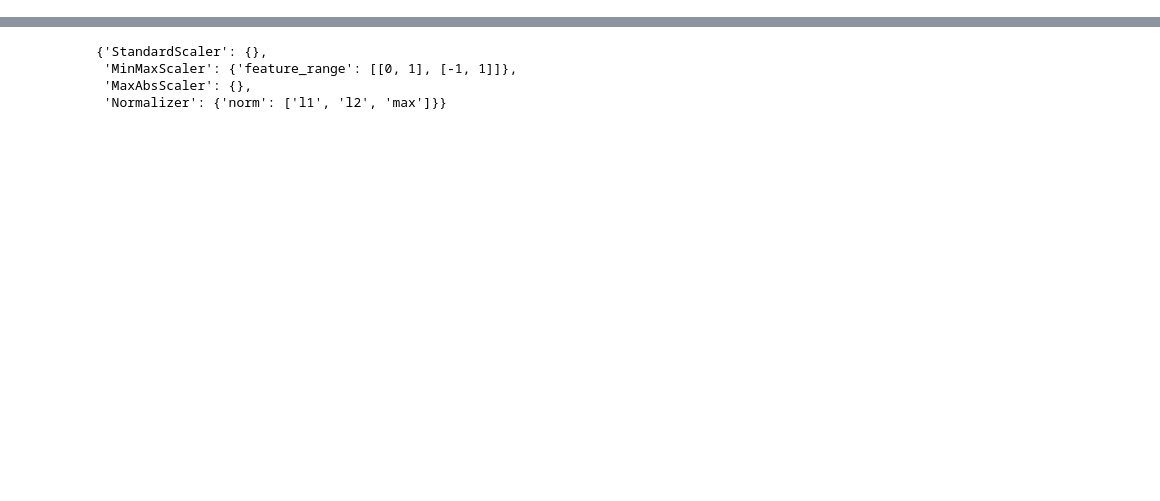
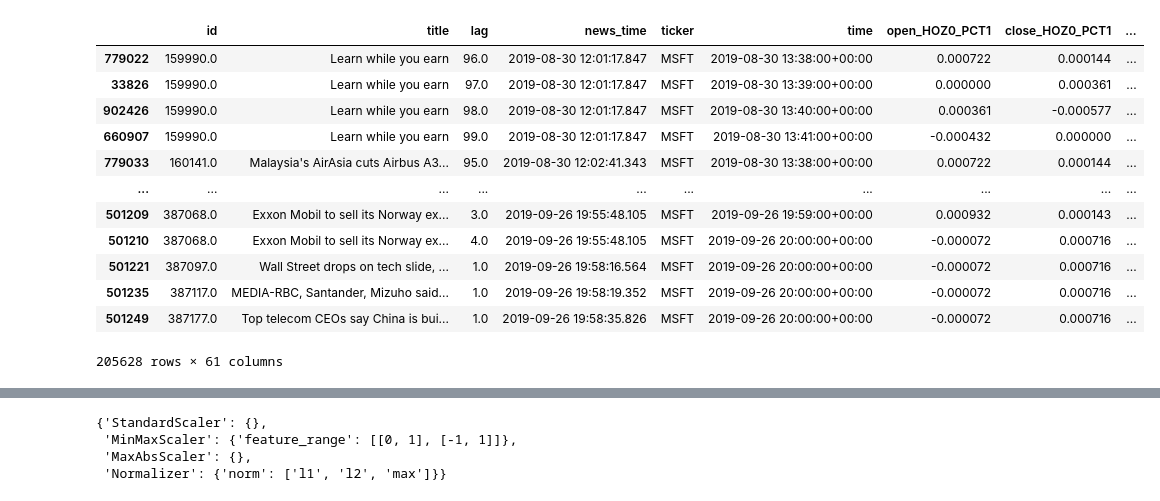
Before and after one commit to edazizovv/financial_news_re, a Jupyter notebook: flat_model.ipynb, the cells around one changed output, grey strips where cells are left out. Cells and saved outputs as stored; diff of their text form; code cells hidden in the pictures; blank space fills up the shorter version.

```diff
--- a/flat_model.ipynb
+++ b/flat_model.ipynb
@@ -61,3 +76,20 @@ data = a.copy()
+# %%
+data = data.dropna()
+data
+# %% [output]
+|  | id | title | lag | news_time | ticker | time | open_HOZ0_PCT1 | close_HOZ0_PCT1 | ... |
+| 779022 | 159990.0 | Learn while you earn | 96.0 | 2019-08-30 12:01:17.847 | MSFT | 2019-08-30 13:38:00+00:00 | 0.000722 | 0.000144 | ... |
+| 33826 | 159990.0 | Learn while you earn | 97.0 | 2019-08-30 12:01:17.847 | MSFT | 2019-08-30 13:39:00+00:00 | 0.000000 | 0.000361 | ... |
+| 902426 | 159990.0 | Learn while you earn | 98.0 | 2019-08-30 12:01:17.847 | MSFT | 2019-08-30 13:40:00+00:00 | 0.000361 | -0.000577 | ... |
+| 660907 | 159990.0 | Learn while you earn | 99.0 | 2019-08-30 12:01:17.847 | MSFT | 2019-08-30 13:41:00+00:00 | -0.000432 | 0.000000 | ... |
+| 779033 | 160141.0 | Malaysia's AirAsia cuts Airbus A3... | 95.0 | 2019-08-30 12:02:41.343 | MSFT | 2019-08-30 13:38:00+00:00 | 0.000722 | 0.000144 | ... |
+| ... | ... | ... | ... | ... | ... | ... | ... | ... | ... |
+| 501209 | 387068.0 | Exxon Mobil to sell its Norway ex... | 3.0 | 2019-09-26 19:55:48.105 | MSFT | 2019-09-26 19:59:00+00:00 | 0.000932 | 0.000143 | ... |
+| 501210 | 387068.0 | Exxon Mobil to sell its Norway ex... | 4.0 | 2019-09-26 19:55:48.105 | MSFT | 2019-09-26 20:00:00+00:00 | -0.000072 | 0.000716 | ... |
+| 501221 | 387097.0 | Wall Street drops on tech slide, ... | 1.0 | 2019-09-26 19:58:16.564 | MSFT | 2019-09-26 20:00:00+00:00 | -0.000072 | 0.000716 | ... |
+| 501235 | 387117.0 | MEDIA-RBC, Santander, Mizuho said... | 1.0 | 2019-09-26 19:58:19.352 | MSFT | 2019-09-26 20:00:00+00:00 | -0.000072 | 0.000716 | ... |
+| 501249 | 387177.0 | Top telecom CEOs say China is bui... | 1.0 | 2019-09-26 19:58:35.826 | MSFT | 2019-09-26 20:00:00+00:00 | -0.000072 | 0.000716 | ... |
+205628 rows × 61 columns
 # %%
 """
 model group A-00
```
Also changed, not shown: parts of 15 cells of this notebook, 4 other files.
